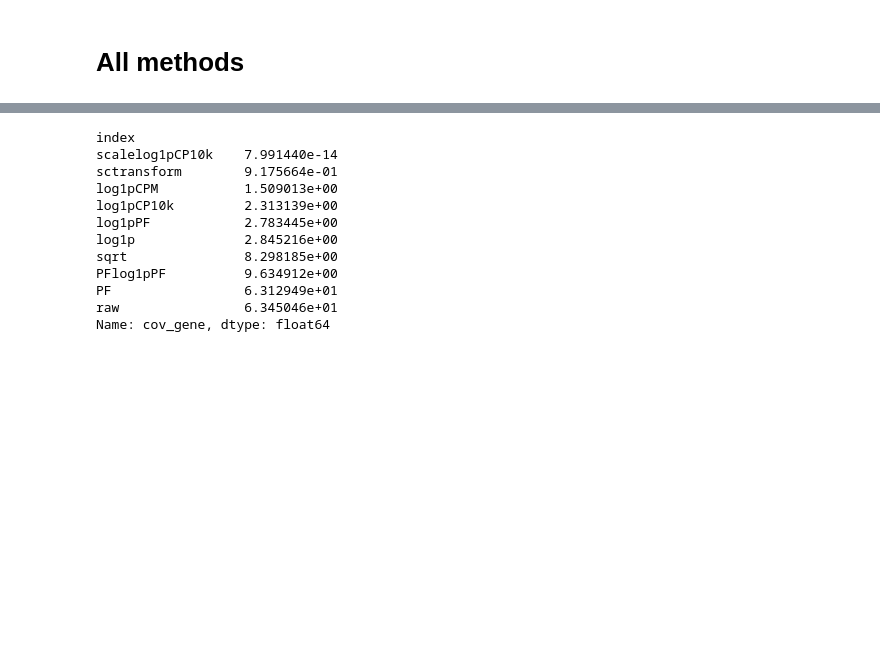
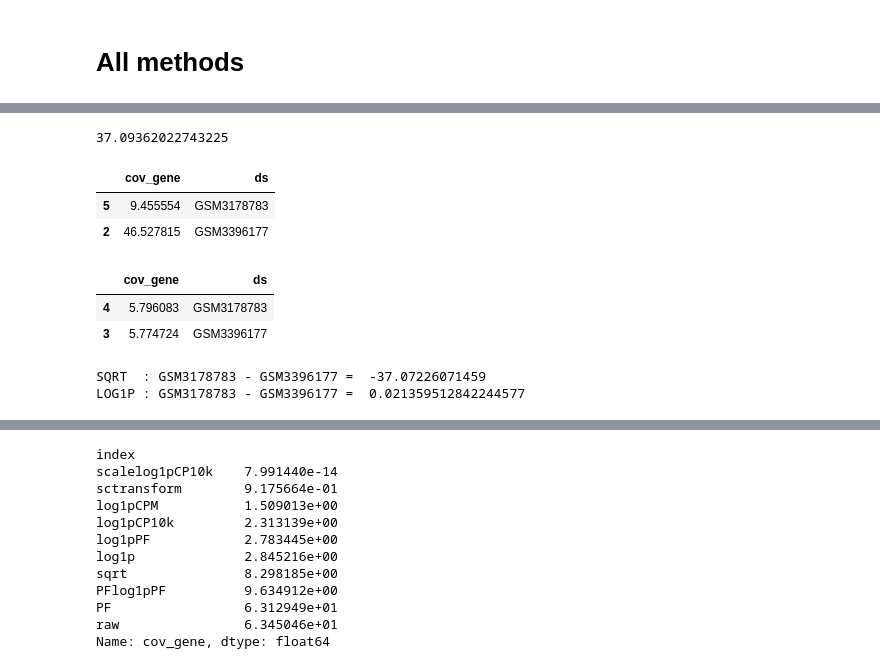
Before and after one commit to pachterlab/BHGP_2022, a Jupyter notebook: analysis/summary.ipynb, the cells around one changed output, grey strips where cells are left out. Saved outputs shown, nothing was run; the diff lists cells and outputs as text; code cells hidden in the pictures; blank space fills up the shorter version.

```diff
--- a/analysis/summary.ipynb
+++ b/analysis/summary.ipynb
@@ -805,0 +808,47 @@ fig.show()
+# %%
+s = metrics.query("index == 'sqrt'")[["cov_gene", "ds"]]
+l = metrics.query("index == 'log1p'")[["cov_gene", "ds"]]
+# %%
+arrs = (s['cov_gene'].values[:, None] - s['cov_gene'].values)
+arrl = (l['cov_gene'].values[:, None] - l['cov_gene'].values)
+# arr[arr > 0] = 1
+# arr[arr < 0] = -1
+
+barrs = arrs.copy()
+barrs[barrs > 0] = 1
+barrs[barrs < 0] = 0
+
+barrl = arrl.copy()
+barrl[barrl > 0] = 1
+barrl[barrl < 0] = 0
+# %%
+v = np.stack([arrs, arrl], axis=2) # arrs, arrs stacked
+b = np.stack([barrs, barrl], axis=2).astype(bool) # barrs, barrs stacked
+# %%
+D = np.abs(v[:,:,0] - v[:,:,1])
+D[b.sum(2)!= 1] = 0
+amax = D.argmax()
+cidx = amax % D.shape[1]
+ridx = amax // D.shape[1]
+# %%
+D[ridx, cidx]
+# %% [output]
+37.09362022743225
+# %%
+s.iloc[[ridx, cidx]]
+# %% [output]
+|  | cov_gene | ds |
+| 5 | 9.455554 | GSM3178783 |
+| 2 | 46.527815 | GSM3396177 |
+# %%
+l.iloc[[ridx, cidx]]
+# %% [output]
+|  | cov_gene | ds |
+| 4 | 5.796083 | GSM3178783 |
+| 3 | 5.774724 | GSM3396177 |
+# %%
+print(f"SQRT  : {s.iloc[ridx]['ds']} - {s.iloc[cidx]['ds']} = ", s.iloc[ridx]["cov_gene"] - s.iloc[cidx]["cov_gene"])
+print(f"LOG1P : {l.iloc[ridx]['ds']} - {l.iloc[cidx]['ds']} = ", l.iloc[ridx]["cov_gene"] - l.iloc[cidx]["cov_gene"])
+# %% [output]
+SQRT  : GSM3178783 - GSM3396177 =  -37.07226071459
+LOG1P : GSM3178783 - GSM3396177 =  0.021359512842244577
```
Also changed, not shown: parts of 6 cells of this notebook, 2 other files.
